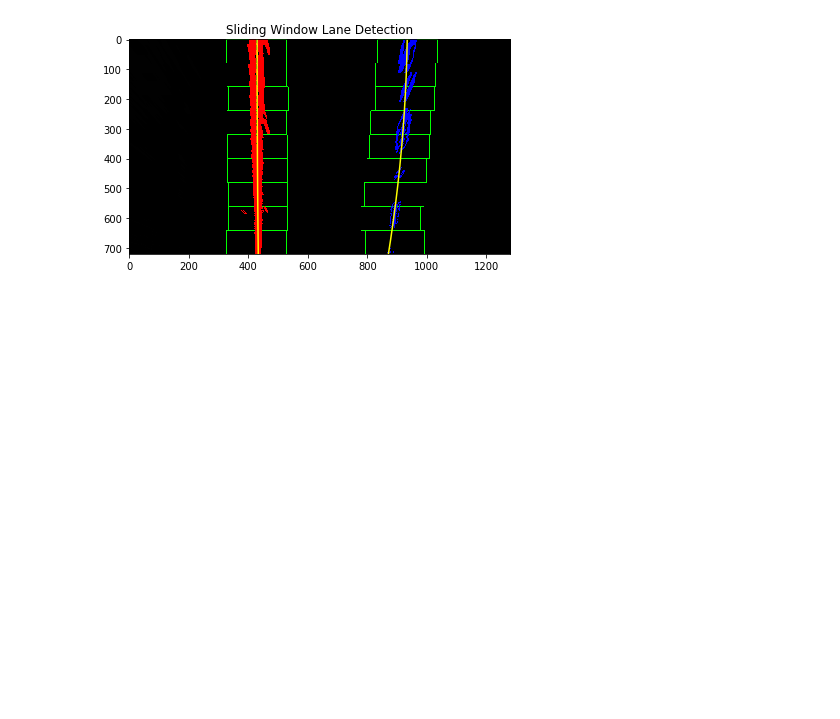
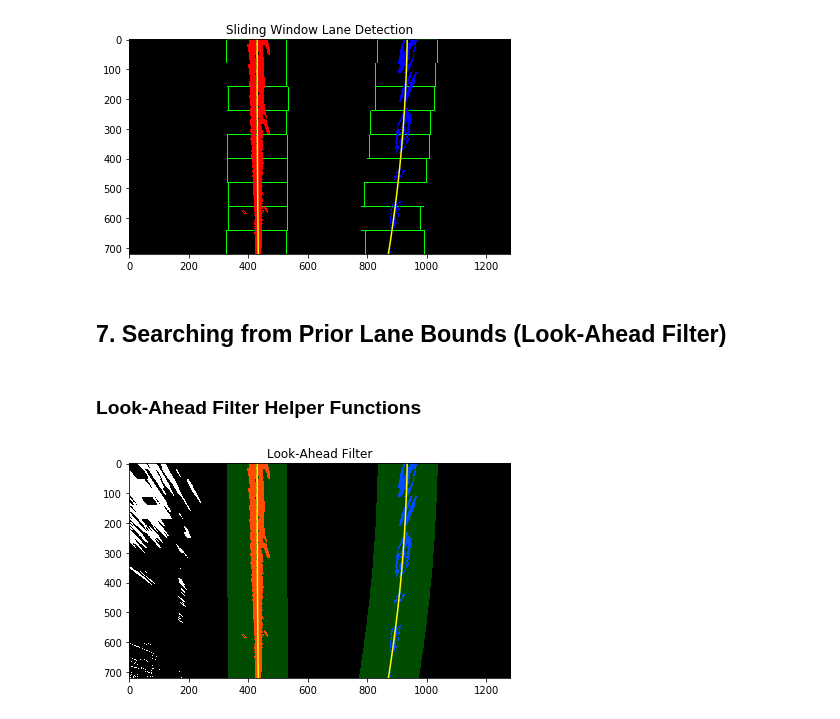
Before and after one commit to rezarajan/sdc-advanced-lane-lines, a Jupyter notebook: P2.ipynb, the cells around one changed output. Cells and saved outputs as stored; diff of their text form; code cells hidden in the pictures; blank space fills up the shorter version.

Commit message:
feat: search from prior lane bounds (look-ahead)

```diff
--- a/P2.ipynb
+++ b/P2.ipynb
@@ -352,14 +352,17 @@ plt.show();
 # %% [markdown]
 ### Sliding Window Helper Functions
 # %%
-def find_lane_pixels(binary_warped, nwindows=9, margin=100, minpix=50, vis=False):
+def find_lane_pixels(binary_warped, nwindows=9, margin=100, minpix=50, vis=False, lanes_only=True, draw_rect=False):
     '''
     Performs a sliding window search for lane lines in a given warped binary image.
     '''
     out_img = None
     if vis == True:
+        weight = 0
+        if lanes_only == False:
+            weight = 255
         # Create an output image to draw on and visualize the result
-        out_img = np.dstack((binary_warped, binary_warped, binary_warped))
+        out_img = np.dstack((binary_warped, binary_warped, binary_warped))*weight
 
     # Find the base of the lane lines using histogram peaks
     leftx_base, rightx_base = hist_peaks(binary_warped)
@@ -397,7 +400,7 @@ def find_lane_pixels(binary_warped, nwindows=9, margin=100, minpix=50, vis=False
         win_xright_low = rightx_current - margin
         win_xright_high = rightx_current + margin
 
-        if out_img is not None:
+        if out_img is not None and draw_rect is True:
             # Draw the windows on the visualization image
             cv2.rectangle(out_img,(win_xleft_low,win_y_low),
             (win_xleft_high,win_y_high),(0,255,0), 2)
@@ -447,7 +450,7 @@ def find_lane_pixels(binary_warped, nwindows=9, margin=100, minpix=50, vis=False
     return leftx, lefty, rightx, righty, out_img
 
 
-def fit_polynomial(binary_warped, vis=False):
+def fit_polynomial(binary_warped, first_search=True, vis=False, lanes_only=True, draw_rect=False):
     '''
     Fits a polynomial to the coordinates of a found lane line.
     Returns the coefficients of the polynomial for the left and right lane lines
@@ -459,9 +462,8 @@ def fit_polynomial(binary_warped, vis=False):
     c: x_fit[2]
 
     '''
-
     # Find our lane pixels first
-    leftx, lefty, rightx, righty, out_img = find_lane_pixels(binary_warped, vis=vis)
+    leftx, lefty, rightx, righty, out_img = find_lane_pixels(binary_warped, vis=vis, lanes_only=lanes_only, draw_rect=draw_rect)
 
     # Fit a second order polynomial to each using `np.polyfit`
     left_fit = np.polyfit(lefty, leftx, 2)
@@ -491,9 +493,13 @@ def fit_polynomial(binary_warped, vis=False):
     return left_fit, right_fit, out_img
 # %%
 # Testing the sliding window lane detection with visualization
-_,_,out_img = fit_polynomial(warped_mask, vis=True)
+left_fit, right_fit, out_img = fit_polynomial(warped_mask, vis=True, lanes_only=True, draw_rect=True)
 plt.title('Sliding Window Lane Detection')
 plt.imshow(out_img)
 plt.tight_layout();
 # %% [output]
 [figure]
+# %% [markdown]
+## 7. Searching from Prior Lane Bounds (Look-Ahead Filter)
+# %% [markdown]
+### Look-Ahead Filter Helper Functions
@@ -499,0 +591,8 @@ plt.tight_layout();
+# %%
+# Testing the look-ahead filter with visualization
+_,_,out_img = search_poly(warped_mask, left_fit=left_fit, right_fit=right_fit, vis=True)
+plt.title('Look-Ahead Filter')
+plt.imshow(out_img)
+plt.tight_layout();
+# %% [output]
+[figure, added]
```
Also changed, not shown: parts of 1 cell of this notebook.
